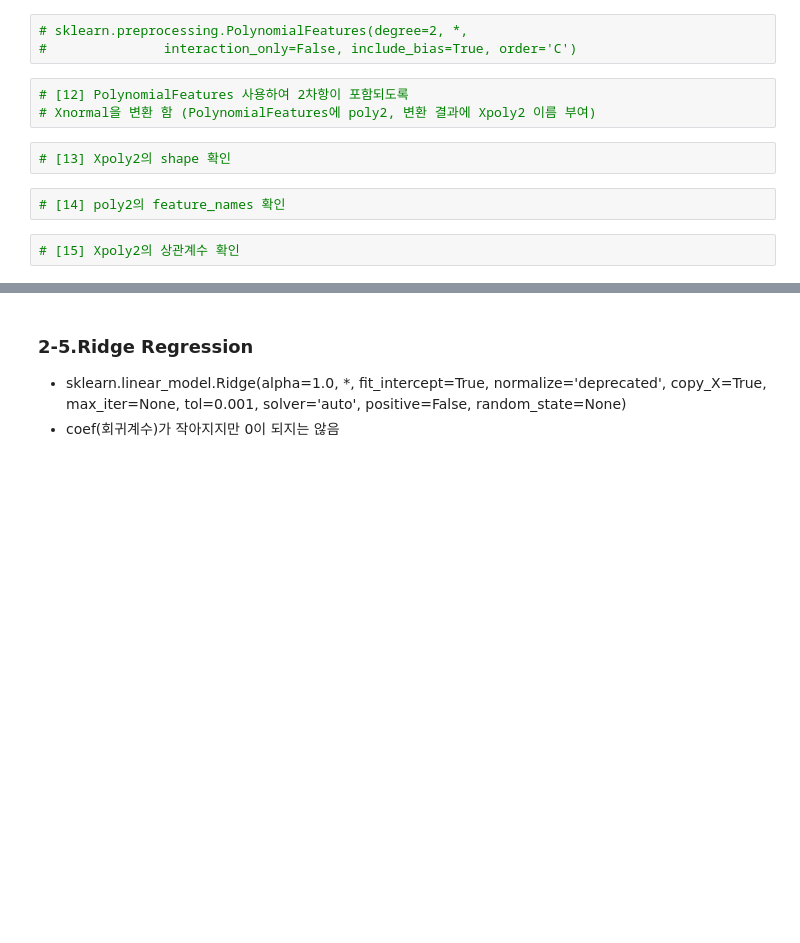
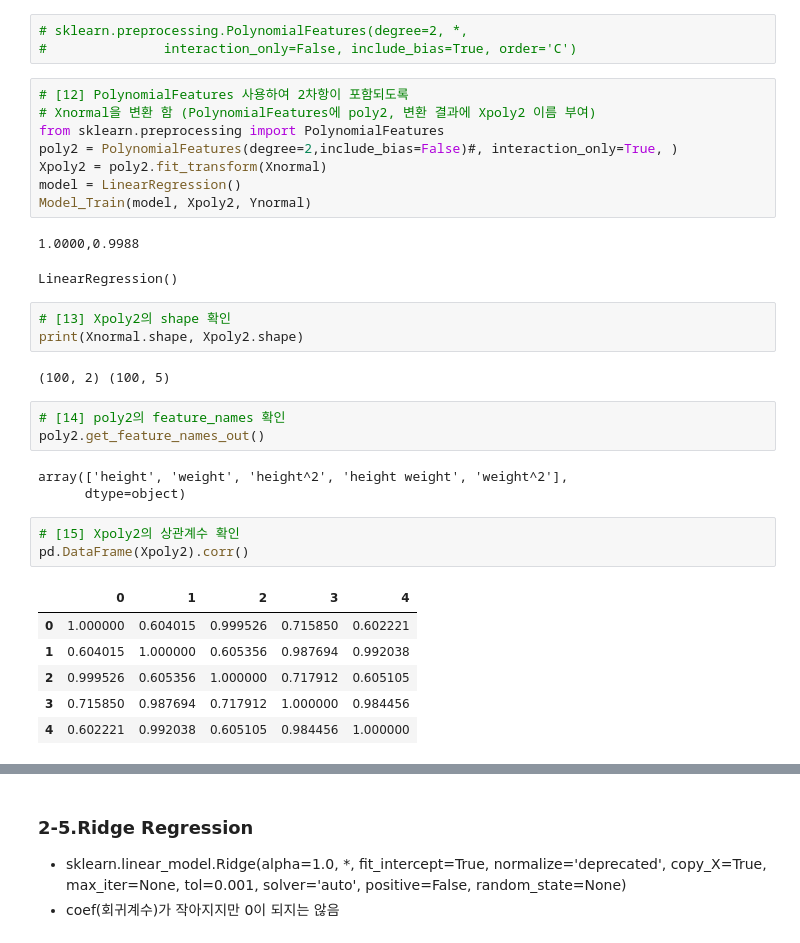
Before and after one commit to Leo2park/new, a Jupyter notebook: [ML_04]_regression_LAB_ipynb의_사본.ipynb, the cells around one changed output, grey strips where cells are left out. Cells and saved outputs as stored; diff of their text form; blank space fills up the shorter version.

```diff
--- a/[ML_04]_regression_LAB_ipynb의_사본.ipynb
+++ b/[ML_04]_regression_LAB_ipynb의_사본.ipynb
@@ -303,12 +304,35 @@ LinearRegression()
 # %%
 # [12] PolynomialFeatures 사용하여 2차항이 포함되도록
 # Xnormal을 변환 함 (PolynomialFeatures에 poly2, 변환 결과에 Xpoly2 이름 부여)
+from sklearn.preprocessing import PolynomialFeatures
+poly2 = PolynomialFeatures(degree=2,include_bias=False)#, interaction_only=True, )
+Xpoly2 = poly2.fit_transform(Xnormal)
+model = LinearRegression()
+Model_Train(model, Xpoly2, Ynormal)
+# %% [output]
+1.0000,0.9988
+LinearRegression()
 # %%
 # [13] Xpoly2의 shape 확인
+print(Xnormal.shape, Xpoly2.shape)
+# %% [output]
+(100, 2) (100, 5)
 # %%
 # [14] poly2의 feature_names 확인
+poly2.get_feature_names_out()
+# %% [output]
+array(['height', 'weight', 'height^2', 'height weight', 'weight^2'],
+      dtype=object)
 # %%
 # [15] Xpoly2의 상관계수 확인
+pd.DataFrame(Xpoly2).corr()
+# %% [output]
+|  | 0 | 1 | 2 | 3 | 4 |
+| 0 | 1.000000 | 0.604015 | 0.999526 | 0.715850 | 0.602221 |
+| 1 | 0.604015 | 1.000000 | 0.605356 | 0.987694 | 0.992038 |
+| 2 | 0.999526 | 0.605356 | 1.000000 | 0.717912 | 0.605105 |
+| 3 | 0.715850 | 0.987694 | 0.717912 | 1.000000 | 0.984456 |
+| 4 | 0.602221 | 0.992038 | 0.605105 | 0.984456 | 1.000000 |
 # %%
 # [16] PolynomialFeatures 사용하여 3차항이 포함되도록
 # Xnormal을 변환 함 (PolynomialFeatures에 poly3, 변환 결과에 Xpoly3 이름 부여)
```
Also changed, not shown: parts of 5 cells of this notebook.
